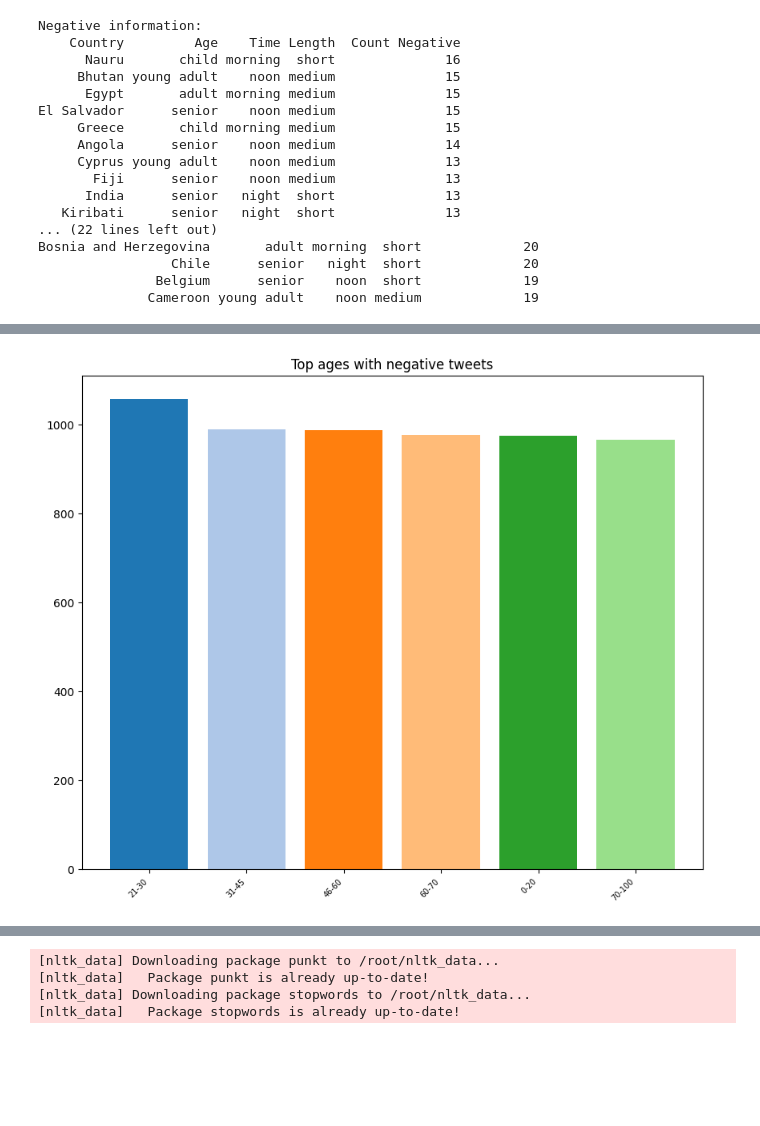
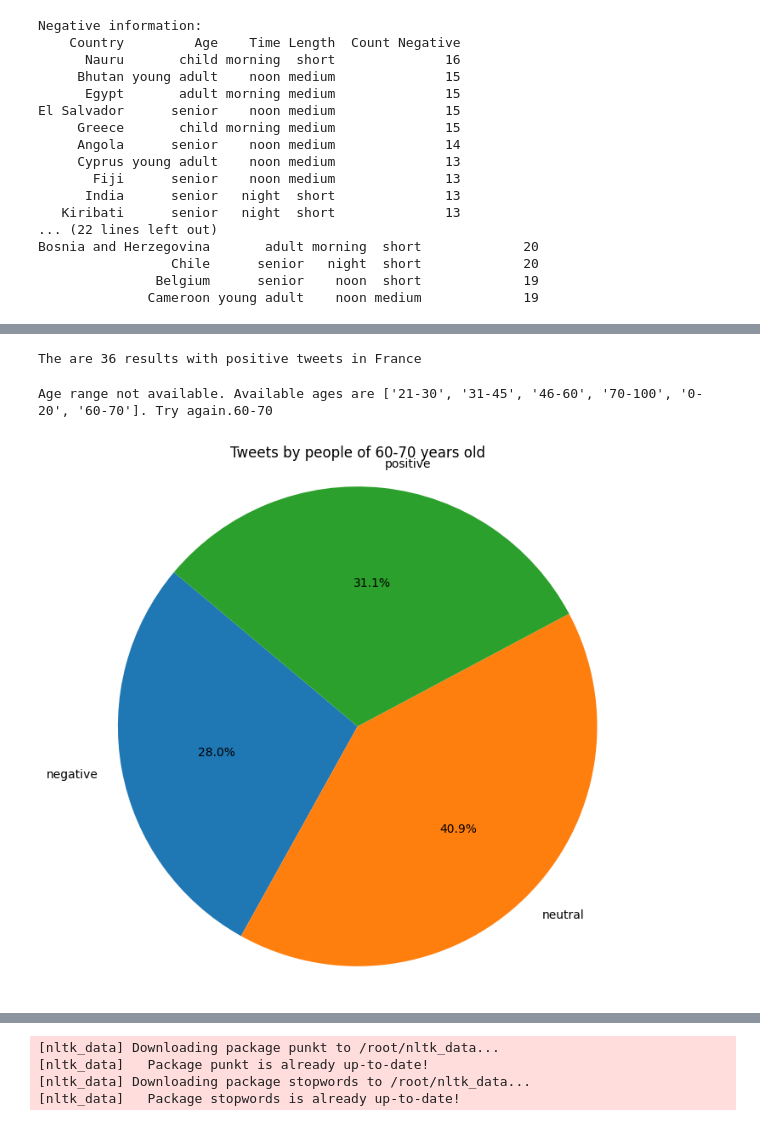
Before and after one commit to rmarvel23/TwitterProject, a Jupyter notebook: Borrador.ipynb, the cells around one changed output, grey strips where cells are left out. Drawn from its saved outputs; the diff is of its cells as text; code cells hidden in the pictures; blank space fills up the shorter version.

```diff
--- a/Borrador.ipynb
+++ b/Borrador.ipynb
@@ -1522,8 +1522,13 @@ ej.compare_sentiment()
+# %%
+ej.get_positive("France")
+# %% [output]
+The are 36 results with positive tweets in France
 # %%
 ej2 = AgeAnalyzer(df)
-# %%
-ej2.compare_sentiment()
-# %% [output]
-[figure, removed]
+# %%
+ej2.get_sentiment("20-31")
+# %% [output]
+Age range not available. Available ages are ['21-30', '31-45', '46-60', '70-100', '0-20', '60-70']. Try again.60-70
+[figure, added]
 # %%
 ej3 = TimeAnalyzer(df)
```
Also changed, not shown: parts of 54 cells of this notebook.
